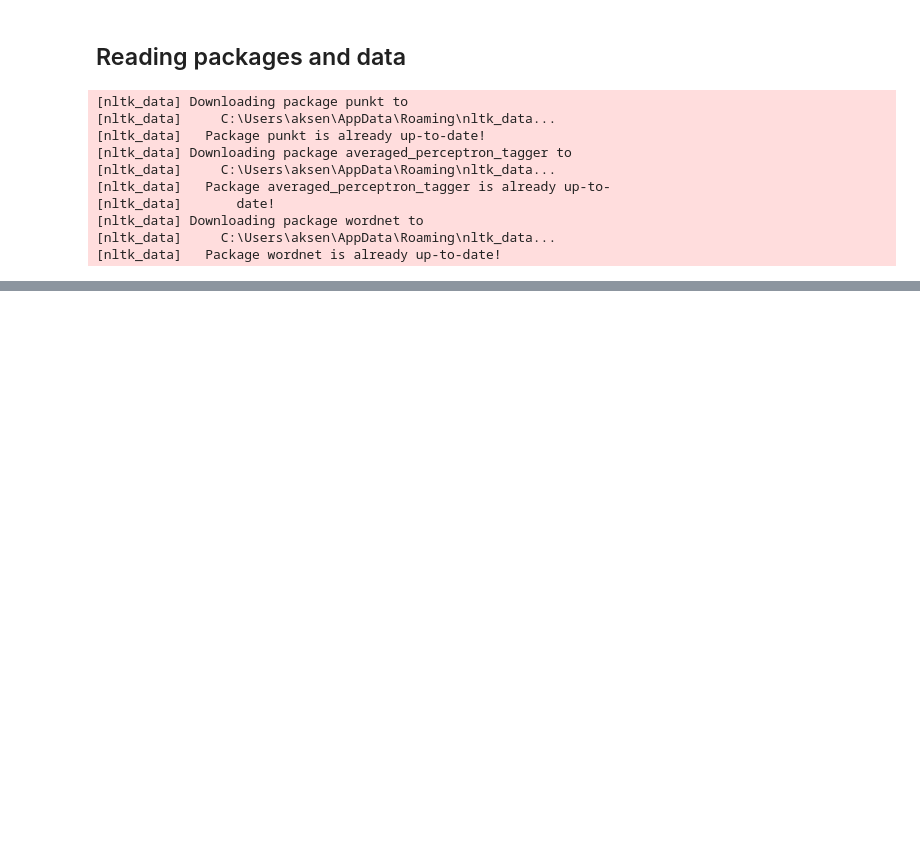
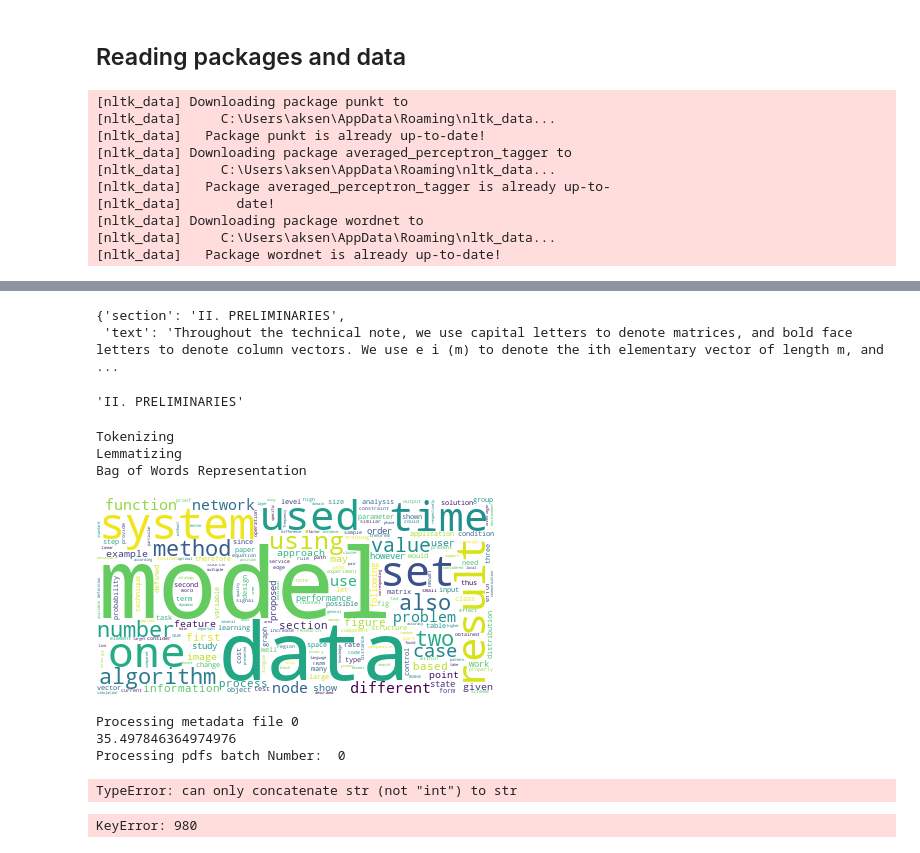
Before and after one commit to markaksen/HighResLDA, a Jupyter notebook: preprocessing.ipynb, the cells around one changed output, grey strips where cells are left out. Saved outputs shown, nothing was run; the diff lists cells and outputs as text; code cells hidden in the pictures; blank space fills up the shorter version.

```diff
--- a/preprocessing.ipynb
+++ b/preprocessing.ipynb
@@ -416,2 +58,0 @@ def merged(words):
-# %%
-textdata['merged'] = [merged(x) for x in textdata['nouns']]
@@ -439,0 +261,4 @@ X.shape
+# %%
+ids = selected_data['ids'].values
+textdf = read_pdf('20200705v1/full/pdf_parses/pdf_parses_0.jsonl',0,100000, ids)
+textdf.head(5)
@@ -439,0 +296,18 @@ X.shape
+# %%
+sections[0]
+# %% [output]
+{'section': 'II. PRELIMINARIES',
+ 'text': 'Throughout the technical note, we use capital letters to denote matrices, and bold face letters to denote column vectors. We use e i (m) to denote the ith elementary vector of length m, and  ...
+# %%
+sections[1]['section']
+# %% [output]
+'II. PRELIMINARIES'
+# %%
+import os
+cwd = os.getcwd()
+file_path = cwd + '\\Preprocessed\\0'
+output = clean_pdf(textdf, file_path)
+# %% [output]
+Tokenizing
+Lemmatizing
+Bag of Words Representation
@@ -439,0 +317,23 @@ X.shape
+# %%
+word_list = output[2]
+word_list =  [item for sublist in word_list for item in sublist]
+# %%
+# Import the wordcloud library
+from wordcloud import WordCloud
+
+# Join the different processed titles together.
+#long_string = ','.join(list(papers['paper_text_processed'].values))
+long_string = ' '.join(word_list)
+
+# Create a WordCloud object
+wordcloud = WordCloud(background_color="white", max_words=1000, contour_width=3, contour_color='steelblue')
+
+# Generate a word cloud
+#wordcloud.generate(long_string)
+#wordcloud.generate(word_list)
+wordcloud.generate_from_frequencies(counter)
+
+# Visualize the word cloud
+wordcloud.to_image()
+# %% [output]
+[figure, added]
@@ -439,0 +384,13 @@ X.shape
+# %%
+process_batch(batch_ind=0, field='Computer Science')
+# %% [output]
+Processing metadata file 0
+35.497846364974976
+Processing pdfs batch Number:  0
+TypeError: can only concatenate str (not "int") to str
+# %%
+word_counts = sorted(dct.dfs.items(), key = lambda x: x[1], reverse=True)
+top_ids = [x[0] for x in word_counts[0:100]]
+top_words = [dct.id2token[x] for x in top_ids]
+# %% [output]
+KeyError: 980
```
Also changed, not shown: parts of 64 cells of this notebook.
